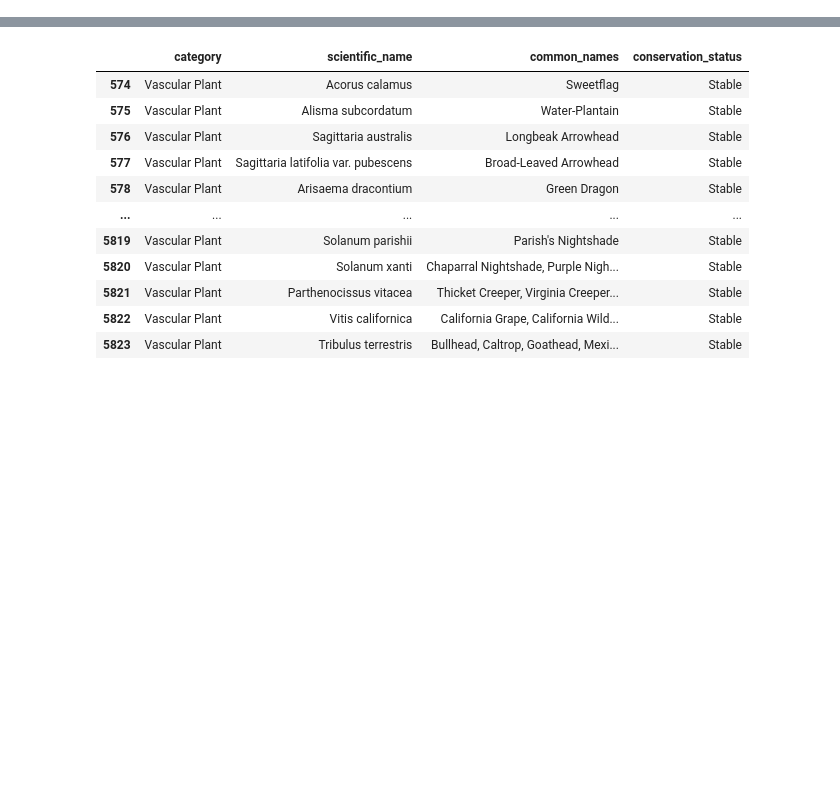
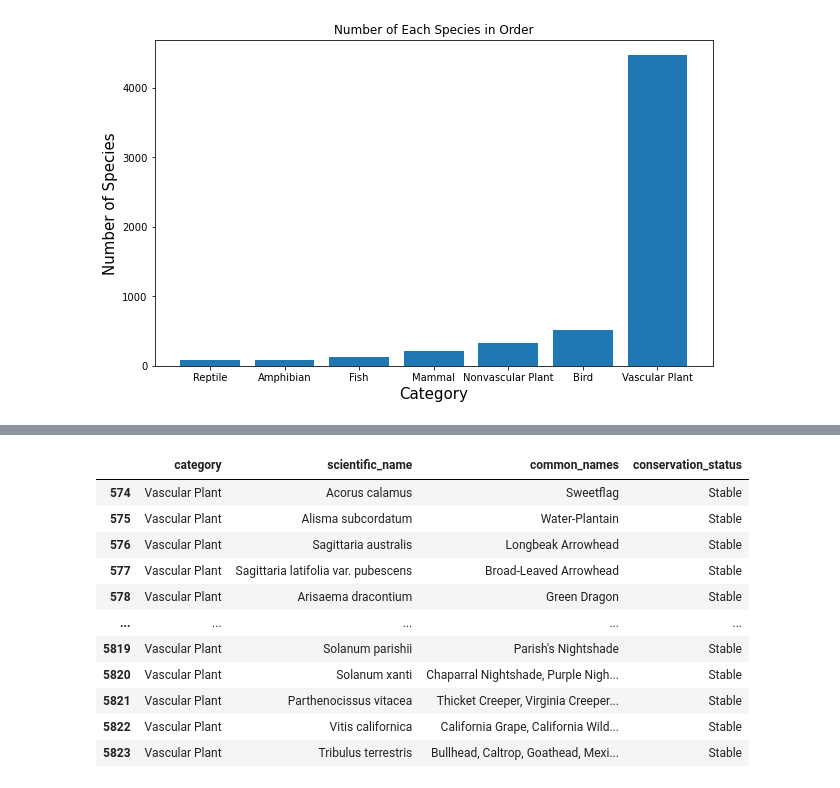
Before and after one commit to Mone12/endangered-species, a Jupyter notebook: endangered.ipynb, the cells around one changed output, grey strips where cells are left out. Saved outputs shown, nothing was run; the diff lists cells and outputs as text; code cells hidden in the pictures; blank space fills up the shorter version.

Commit message:
makinh graph changes

```diff
--- a/endangered.ipynb
+++ b/endangered.ipynb
@@ -5,0 +29,7 @@ import matplotlib.pyplot as plt
+# %%
+nos_df = df.groupby(['category'], as_index=False)['scientific_name'].count()
+sorted_values = nos_df.sort_values('scientific_name')
+sorted_values
+
+## The results show that there are 7 types of species recorded and how many.
+    # Amphibian, Bird, Fish, Mammal, Nonvascular Plant, Reptile, Vascular Plant
@@ -5,0 +47,12 @@ import matplotlib.pyplot as plt
+# %%
+plt.figure(figsize=(10,6))
+plt.bar(sorted_values['category'],sorted_values['scientific_name'])
+plt.xlabel('Category', size = 15)
+plt.ylabel('Number of Species', size=15)
+plt.title('Number of Each Species in Order')
+plt.savefig("num_of_each_species_bchart.png")
+plt.show()
+
+## This bar chart visually shows Vascular Plants being the most recorded with Reptile and then Amphibians being the least.
+# %% [output]
+[figure, added]
```
Also changed, not shown: parts of 20 cells of this notebook, 2 other files.
